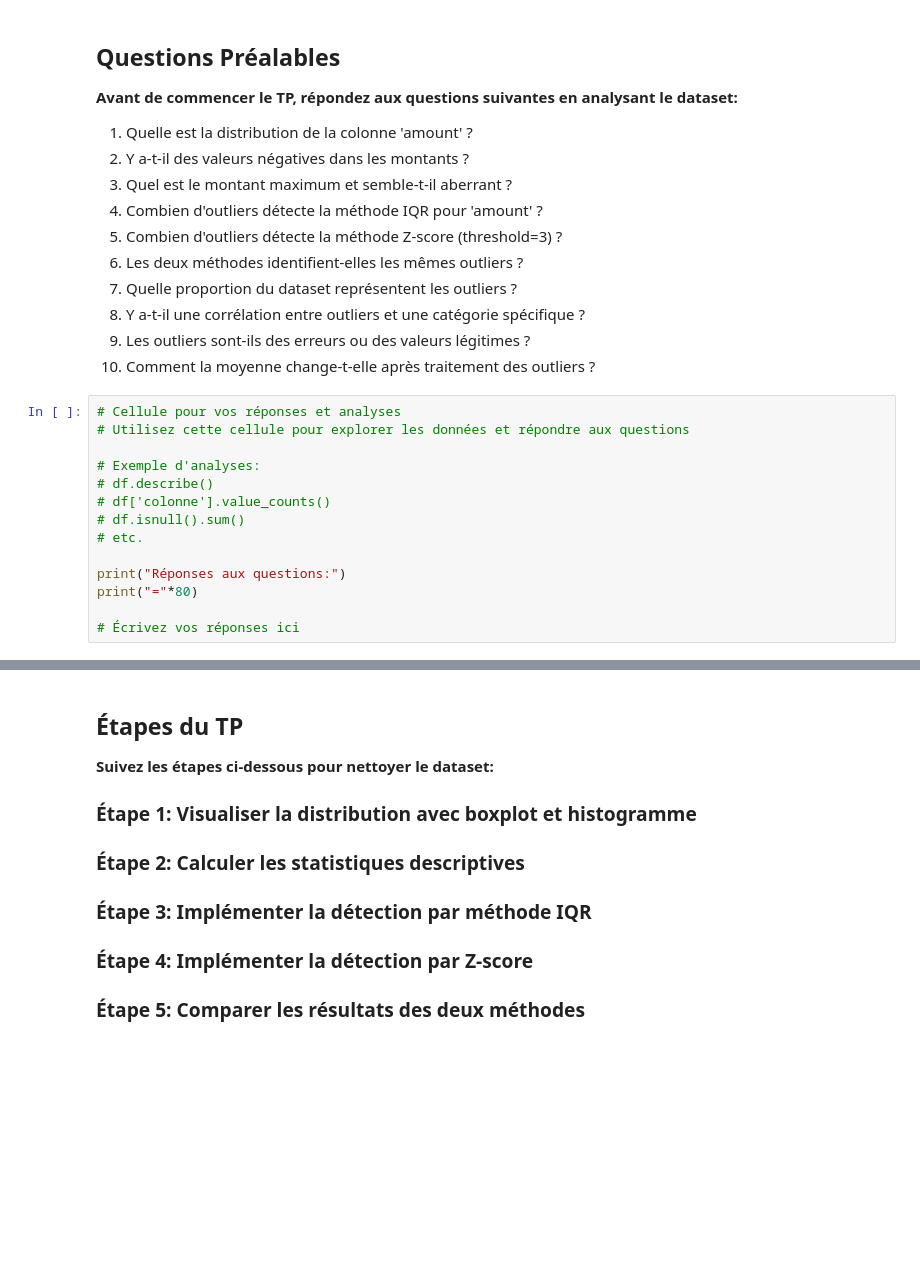
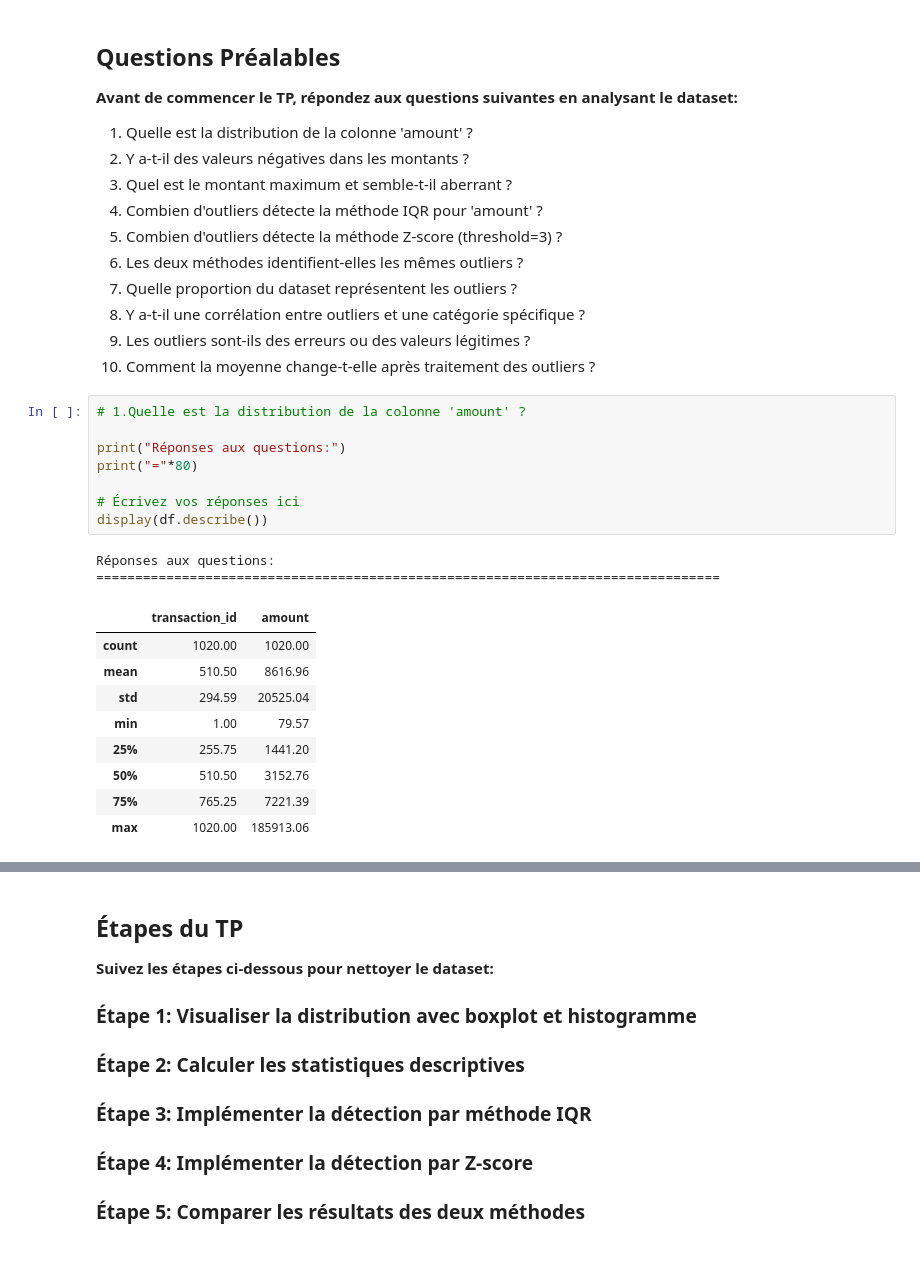
Before and after one commit to achahbounehamid/Pipeline-ETL---Ingestion-transformation-et-chargement-de-donn-es-multi-sources, a Jupyter notebook: TP/TP3_Data_Cleansing_TP3.ipynb, the cells around one changed output, grey strips where cells are left out. Saved outputs shown, nothing was run; the diff lists cells and outputs as text; blank space fills up the shorter version.

Commit message:
TP3 terminer les questions prealables

```diff
--- a/TP/TP3_Data_Cleansing_TP3.ipynb
+++ b/TP/TP3_Data_Cleansing_TP3.ipynb
@@ -131,17 +136,23 @@ display(missing_stats[missing_stats['Nombre_Missing'] > 0])
 8. Y a-t-il une corrélation entre outliers et une catégorie spécifique ?
 9. Les outliers sont-ils des erreurs ou des valeurs légitimes ?
 10. Comment la moyenne change-t-elle après traitement des outliers ?
-# %%
-# Cellule pour vos réponses et analyses
-# Utilisez cette cellule pour explorer les données et répondre aux questions
-
-# Exemple d'analyses:
-# df.describe()
-# df['colonne'].value_counts()
-# df.isnull().sum()
-# etc.
-
-print("Réponses aux questions:")
-print("="*80)
-
-# Écrivez vos réponses ici
+# %%
+# 1.Quelle est la distribution de la colonne 'amount' ?
+
+print("Réponses aux questions:")
+print("="*80)
+
+# Écrivez vos réponses ici
+display(df.describe())
+# %% [output]
+Réponses aux questions:
+================================================================================
+|  | transaction_id | amount |
+| count | 1020.00 | 1020.00 |
+| mean | 510.50 | 8616.96 |
+| std | 294.59 | 20525.04 |
+| min | 1.00 | 79.57 |
+| 25% | 255.75 | 1441.20 |
+| 50% | 510.50 | 3152.76 |
+| 75% | 765.25 | 7221.39 |
+| max | 1020.00 | 185913.06 |
```
Also changed, not shown: parts of 21 cells of this notebook.
